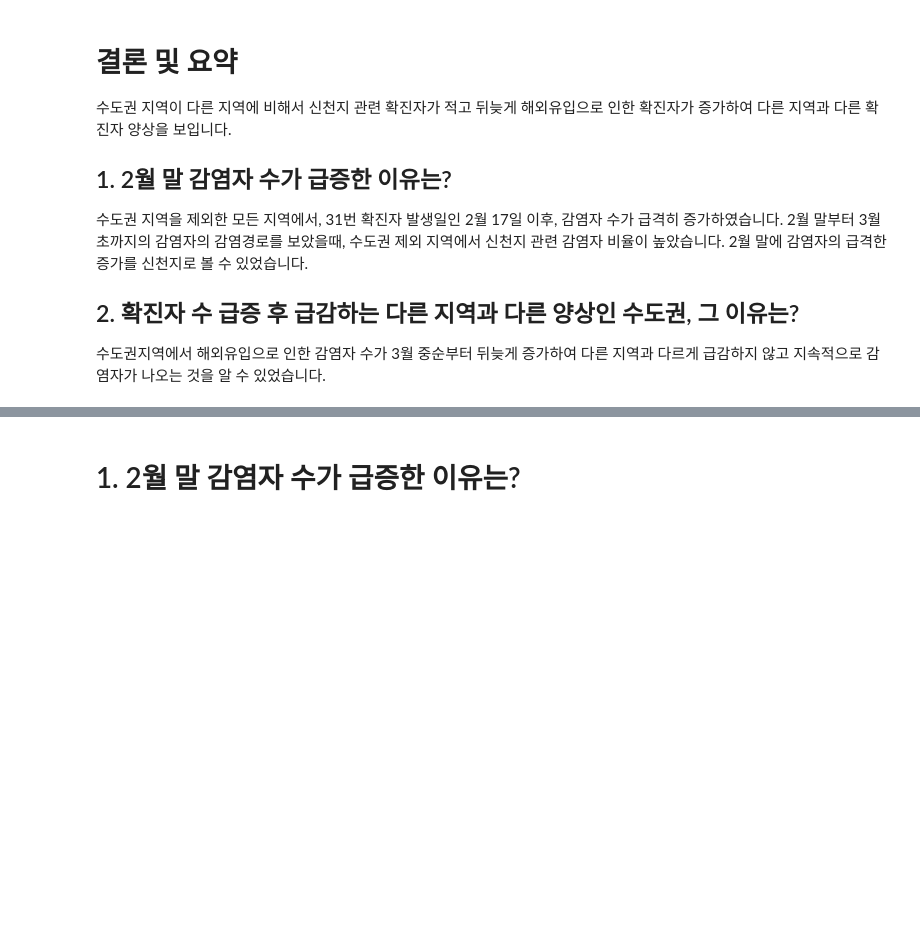
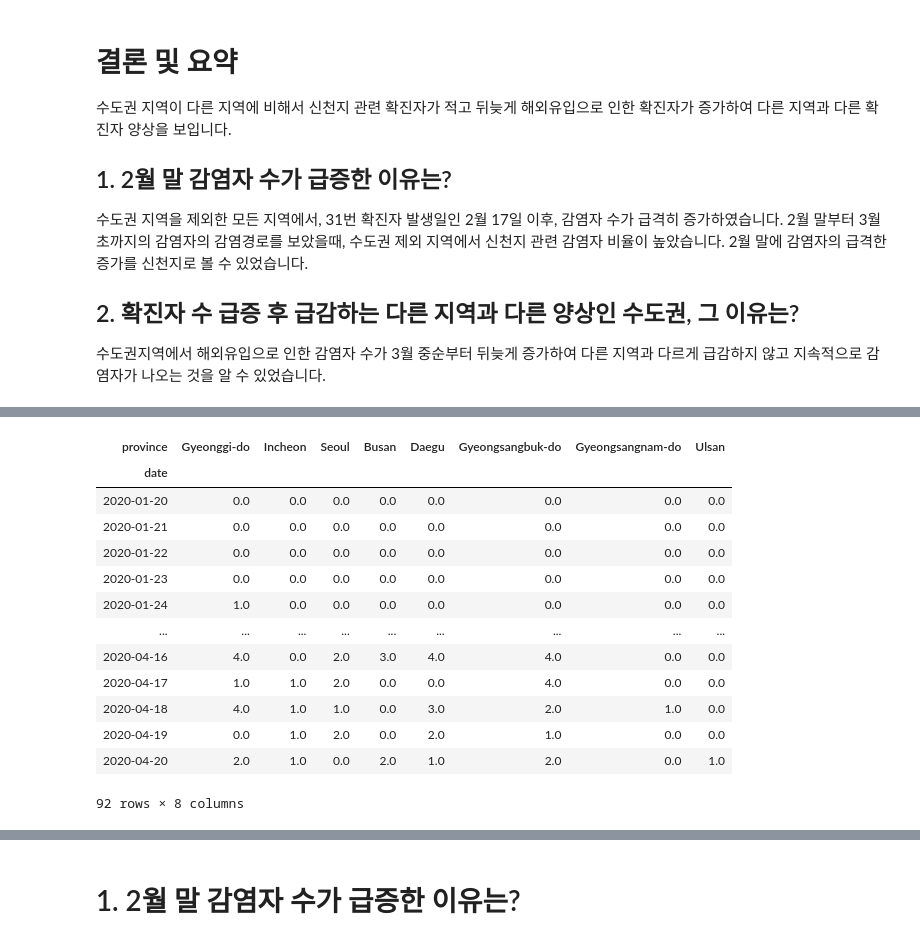
Before and after one commit to chan157/DACON_COVID, a Jupyter notebook: Submission_v2_test2.ipynb, the cells around one changed output, grey strips where cells are left out. Saved outputs shown, nothing was run; the diff lists cells and outputs as text; code cells hidden in the pictures; blank space fills up the shorter version.

```diff
--- a/Submission_v2_test2.ipynb
+++ b/Submission_v2_test2.ipynb
@@ -1057,8 +1119,8 @@ layout_setting = {'xaxis_title':'Date','yaxis_title':'Number','font':dict(size=1
 # %%
 timeProvince = pd.read_csv('TimeProvince.csv',)
 # %%
-영남 = ['Busan','Daegu','Gyeongsangbuk-do','Gyeongsangnam-do','Ulsan']
-호남 = ['Gwangju','Jeollabuk-do','Jeollanam-do']
-호서 = ['Chungcheongbuk-do','Chungcheongnam-do','Daejeon','Sejong']
-경기 = ['Gyeonggi-do','Incheon','Seoul']
-관동 = ['Gangwon-do']
+youngnam = ['Busan','Daegu','Gyeongsangbuk-do','Gyeongsangnam-do','Ulsan']
+honam = ['Gwangju','Jeollabuk-do','Jeollanam-do']
+hosae = ['Chungcheongbuk-do','Chungcheongnam-do','Daejeon','Sejong']
+sudo = ['Gyeonggi-do','Incheon','Seoul']
+gandong = ['Gangwon-do']
@@ -1142,0 +1183,17 @@ fig.show()
+# %%
+confirmed[sudo+youngnam].diff().fillna(0)
+# %% [output]
+| province | Gyeonggi-do | Incheon | Seoul | Busan | Daegu | Gyeongsangbuk-do | Gyeongsangnam-do | Ulsan |
+| date |  |  |  |  |  |  |  |  |
+| 2020-01-20 | 0.0 | 0.0 | 0.0 | 0.0 | 0.0 | 0.0 | 0.0 | 0.0 |
+| 2020-01-21 | 0.0 | 0.0 | 0.0 | 0.0 | 0.0 | 0.0 | 0.0 | 0.0 |
+| 2020-01-22 | 0.0 | 0.0 | 0.0 | 0.0 | 0.0 | 0.0 | 0.0 | 0.0 |
+| 2020-01-23 | 0.0 | 0.0 | 0.0 | 0.0 | 0.0 | 0.0 | 0.0 | 0.0 |
+| 2020-01-24 | 1.0 | 0.0 | 0.0 | 0.0 | 0.0 | 0.0 | 0.0 | 0.0 |
+| ... | ... | ... | ... | ... | ... | ... | ... | ... |
+| 2020-04-16 | 4.0 | 0.0 | 2.0 | 3.0 | 4.0 | 4.0 | 0.0 | 0.0 |
+| 2020-04-17 | 1.0 | 1.0 | 2.0 | 0.0 | 0.0 | 4.0 | 0.0 | 0.0 |
+| 2020-04-18 | 4.0 | 1.0 | 1.0 | 0.0 | 3.0 | 2.0 | 1.0 | 0.0 |
+| 2020-04-19 | 0.0 | 1.0 | 2.0 | 0.0 | 2.0 | 1.0 | 0.0 | 0.0 |
+| 2020-04-20 | 2.0 | 1.0 | 0.0 | 2.0 | 1.0 | 2.0 | 0.0 | 1.0 |
+92 rows × 8 columns
```
Also changed, not shown: parts of 47 cells of this notebook, 2 other files.
